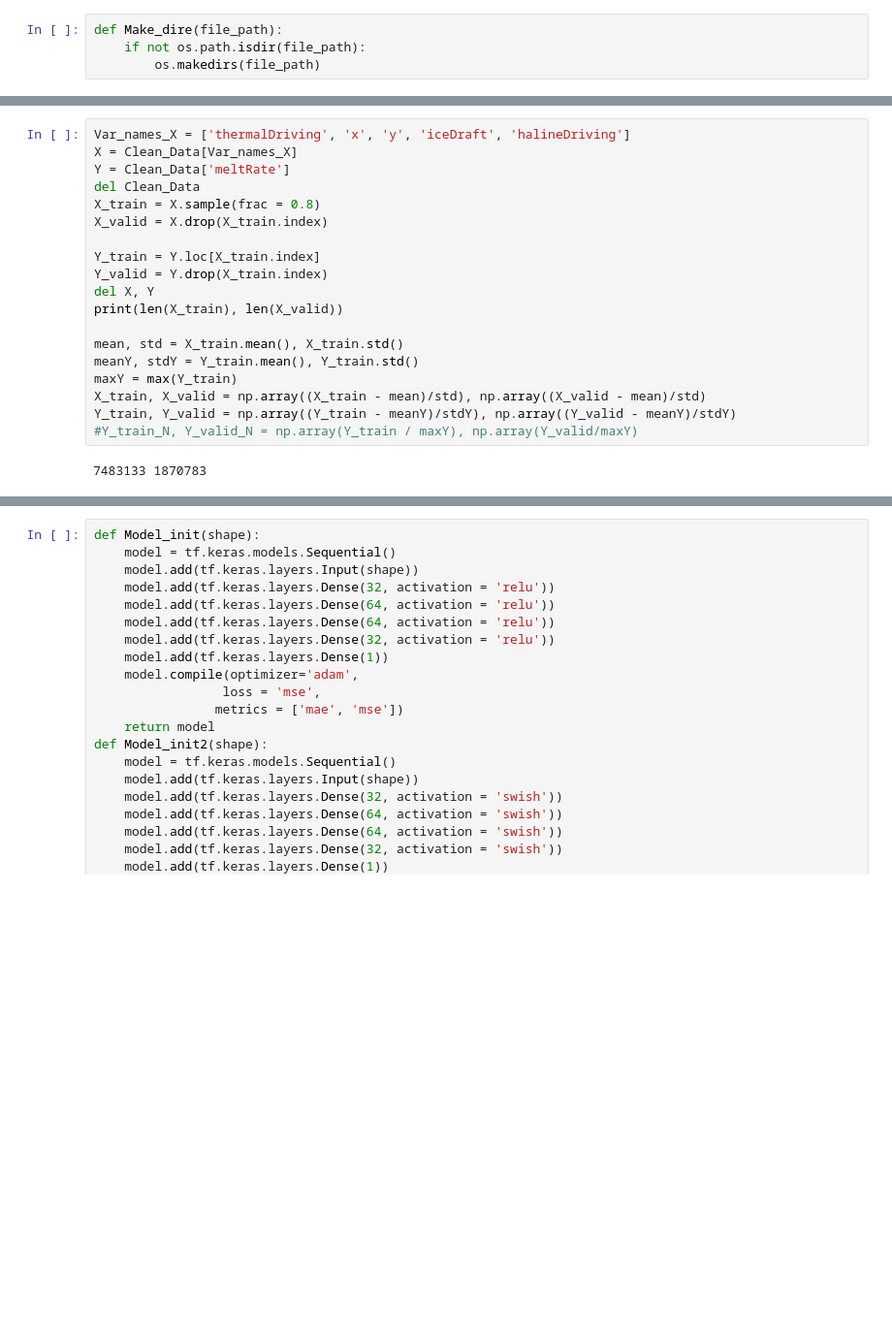
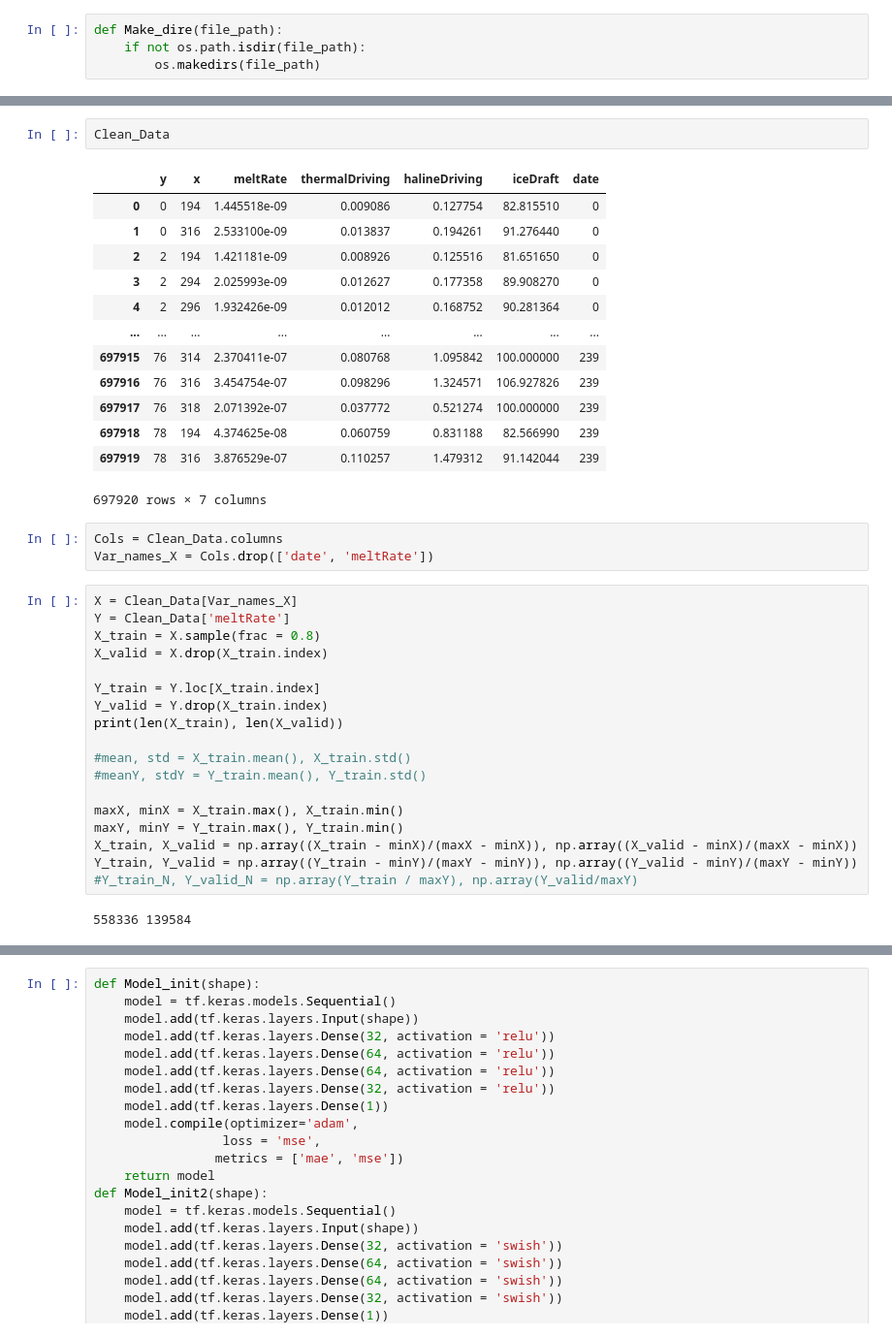
Before and after one commit to BenBouiss/NN_intern_2022, a Jupyter notebook: NN_training.ipynb, the cells around one changed output, grey strips where cells are left out. Shown: that part at 97% size. Saved outputs shown, nothing was run; the diff lists cells and outputs as text; blank space fills up the shorter version.

```diff
--- a/NN_training.ipynb
+++ b/NN_training.ipynb
@@ -42,21 +51,39 @@ del data
+# %%
+Clean_Data
+# %% [output]
+|  | y | x | meltRate | thermalDriving | halineDriving | iceDraft | date |
+| 0 | 0 | 194 | 1.445518e-09 | 0.009086 | 0.127754 | 82.815510 | 0 |
+| 1 | 0 | 316 | 2.533100e-09 | 0.013837 | 0.194261 | 91.276440 | 0 |
+| 2 | 2 | 194 | 1.421181e-09 | 0.008926 | 0.125516 | 81.651650 | 0 |
+| 3 | 2 | 294 | 2.025993e-09 | 0.012627 | 0.177358 | 89.908270 | 0 |
+| 4 | 2 | 296 | 1.932426e-09 | 0.012012 | 0.168752 | 90.281364 | 0 |
+| ... | ... | ... | ... | ... | ... | ... | ... |
+| 697915 | 76 | 314 | 2.370411e-07 | 0.080768 | 1.095842 | 100.000000 | 239 |
+| 697916 | 76 | 316 | 3.454754e-07 | 0.098296 | 1.324571 | 106.927826 | 239 |
+| 697917 | 76 | 318 | 2.071392e-07 | 0.037772 | 0.521274 | 100.000000 | 239 |
+| 697918 | 78 | 194 | 4.374625e-08 | 0.060759 | 0.831188 | 82.566990 | 239 |
+| 697919 | 78 | 316 | 3.876529e-07 | 0.110257 | 1.479312 | 91.142044 | 239 |
+697920 rows × 7 columns
+# %%
+Cols = Clean_Data.columns
+Var_names_X = Cols.drop(['date', 'meltRate'])
 # %%
-Var_names_X = ['thermalDriving', 'x', 'y', 'iceDraft', 'halineDriving']
 X = Clean_Data[Var_names_X]
 Y = Clean_Data['meltRate']
-del Clean_Data
 X_train = X.sample(frac = 0.8)
 X_valid = X.drop(X_train.index)
 
 Y_train = Y.loc[X_train.index]
 Y_valid = Y.drop(X_train.index)
-del X, Y
 print(len(X_train), len(X_valid))
 
-mean, std = X_train.mean(), X_train.std()
-meanY, stdY = Y_train.mean(), Y_train.std()
-maxY = max(Y_train)
-X_train, X_valid = np.array((X_train - mean)/std), np.array((X_valid - mean)/std)
-Y_train, Y_valid = np.array((Y_train - meanY)/stdY), np.array((Y_valid - meanY)/stdY)
+#mean, std = X_train.mean(), X_train.std()
+#meanY, stdY = Y_train.mean(), Y_train.std()
+
+maxX, minX = X_train.max(), X_train.min()
+maxY, minY = Y_train.max(), Y_train.min()
+X_train, X_valid = np.array((X_train - minX)/(maxX - minX)), np.array((X_valid - minX)/(maxX - minX))
+Y_train, Y_valid = np.array((Y_train - minY)/(maxY - minY)), np.array((Y_valid - minY)/(maxY - minY))
 #Y_train_N, Y_valid_N = np.array(Y_train / maxY), np.array(Y_valid/maxY)
 # %% [output]
-7483133 1870783
+558336 139584
```
Also changed, not shown: parts of 7 cells of this notebook, 9 other files.
